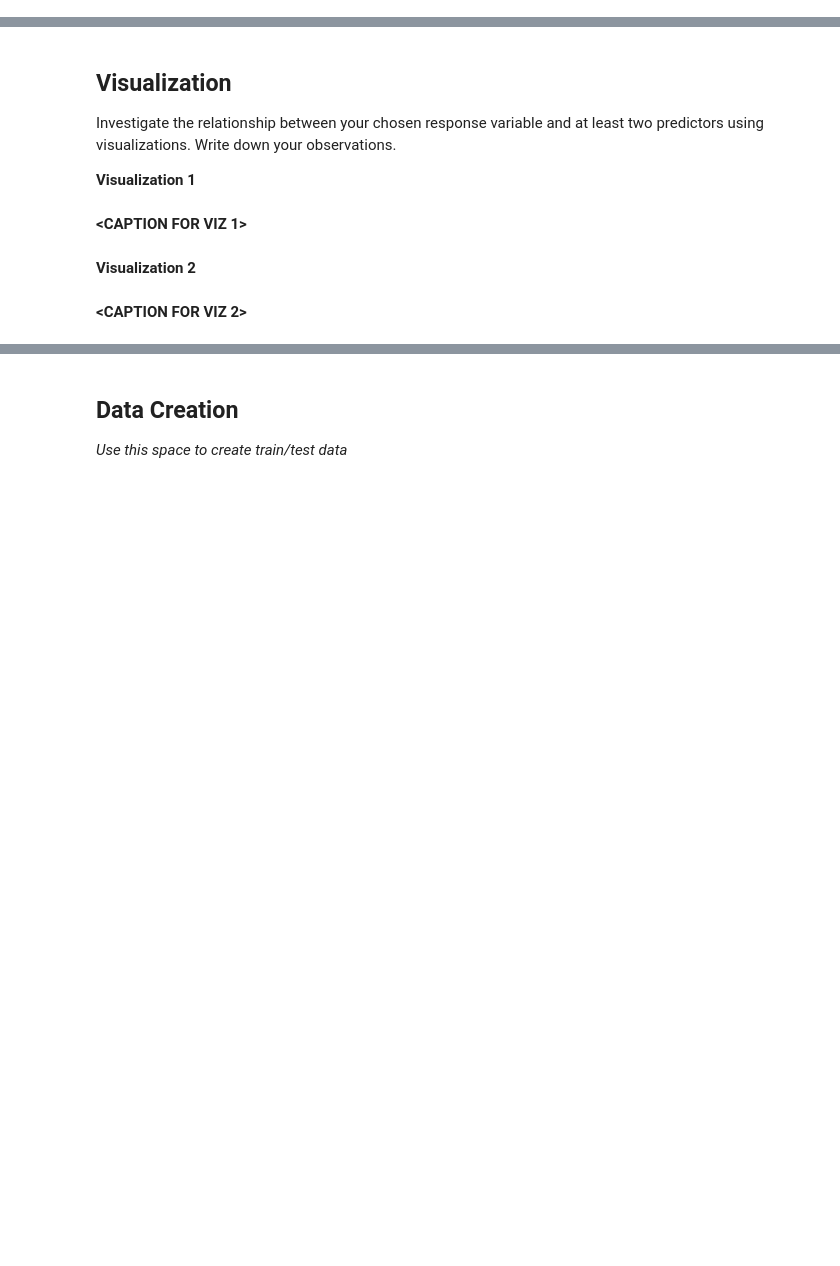
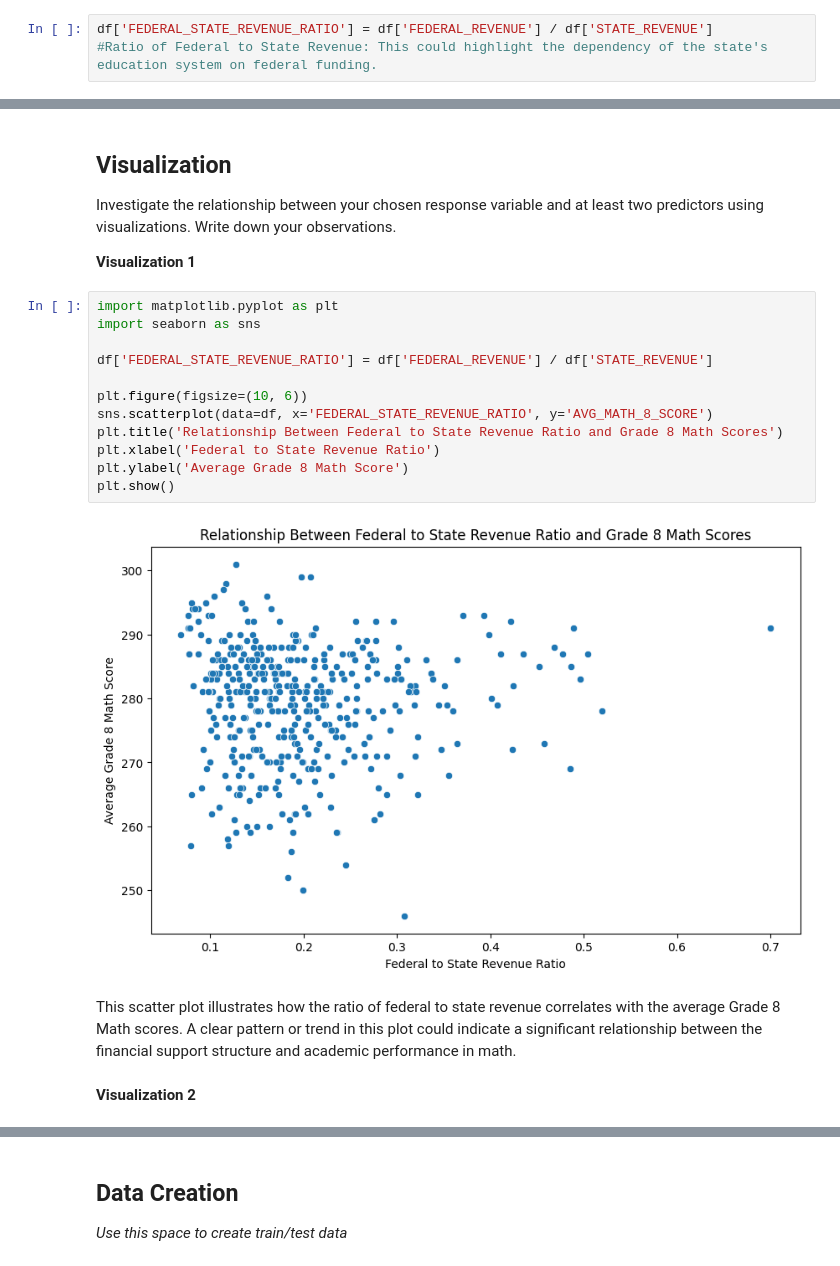
Before and after one commit to Edgarzhu7/MDST-Tutorial, a Jupyter notebook: tutorial1/checkpoint1.ipynb, the cells around one changed output, grey strips where cells are left out. Cells and saved outputs as stored; diff of their text form; blank space fills up the shorter version.

```diff
--- a/tutorial1/checkpoint1.ipynb
+++ b/tutorial1/checkpoint1.ipynb
@@ -83,6 +142,9 @@ After exploring the data, you can choose to modify features that you would use t
 You can also create your own features. For example, perhaps you figured that maybe a state's expenditure per student may affect their overall academic performance so you create a expenditure_per_student feature.
 
 Use this space to modify or create features.
+# %%
+df['FEDERAL_STATE_REVENUE_RATIO'] = df['FEDERAL_REVENUE'] / df['STATE_REVENUE']
+#Ratio of Federal to State Revenue: This could highlight the dependency of the state's education system on federal funding.
 # %% [markdown]
 Feature engineering justification: **<BRIEFLY DESCRIBE WHY YOU MADE THE CHANGES THAT YOU DID\>**
 # %% [markdown]
@@ -91,9 +153,21 @@ Feature engineering justification: **<BRIEFLY DESCRIBE WHY YOU MADE THE CHANGES
 Investigate the relationship between your chosen response variable and at least two predictors using visualizations. Write down your observations.
 
 **Visualization 1**
-# %% [markdown]
-**<CAPTION FOR VIZ 1>**
+# %%
+import matplotlib.pyplot as plt
+import seaborn as sns
+
+df['FEDERAL_STATE_REVENUE_RATIO'] = df['FEDERAL_REVENUE'] / df['STATE_REVENUE']
+
+plt.figure(figsize=(10, 6))
+sns.scatterplot(data=df, x='FEDERAL_STATE_REVENUE_RATIO', y='AVG_MATH_8_SCORE')
+plt.title('Relationship Between Federal to State Revenue Ratio and Grade 8 Math Scores')
+plt.xlabel('Federal to State Revenue Ratio')
+plt.ylabel('Average Grade 8 Math Score')
+plt.show()
+# %% [output]
+[figure, added]
+# %% [markdown]
+This scatter plot illustrates how the ratio of federal to state revenue correlates with the average Grade 8 Math scores. A clear pattern or trend in this plot could indicate a significant relationship between the financial support structure and academic performance in math.
 # %% [markdown]
 **Visualization 2**
-# %% [markdown]
-**<CAPTION FOR VIZ 2>**
```
Also changed, not shown: parts of 19 cells of this notebook, 1 other file.
